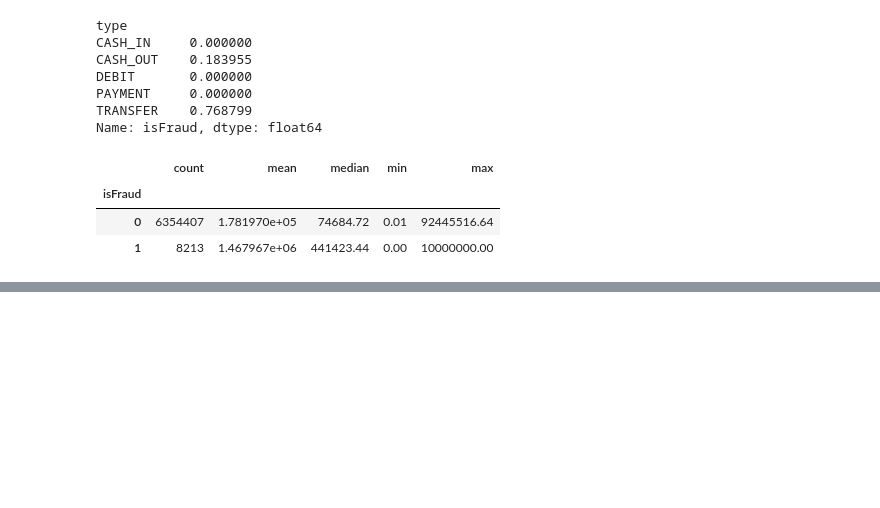
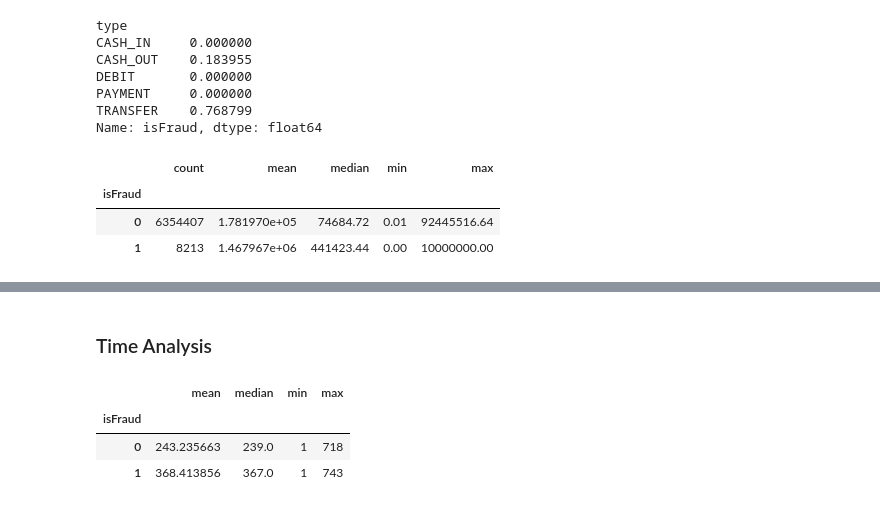
Before and after one commit to santhosh-n07/financial-transaction-risk-anomaly-intelligence, a Jupyter notebook: notebooks/01_data_exploration.ipynb, the cells around one changed output, grey strips where cells are left out. Cells and saved outputs as stored; diff of their text form; code cells hidden in the pictures; blank space fills up the shorter version.

```diff
--- a/notebooks/01_data_exploration.ipynb
+++ b/notebooks/01_data_exploration.ipynb
@@ -158,0 +238,9 @@ financial_transaction_data.groupby('isFraud')["amount"].agg(["count", "mean", "m
+# %% [markdown]
+### Time Analysis
+# %%
+financial_transaction_data.groupby("isFraud")["step"].agg(["mean", "median", "min", "max"])
+# %% [output]
+|  | mean | median | min | max |
+| isFraud |  |  |  |  |
+| 0 | 243.235663 | 239.0 | 1 | 718 |
+| 1 | 368.413856 | 367.0 | 1 | 743 |
```
Also changed, not shown: parts of 14 cells of this notebook.
